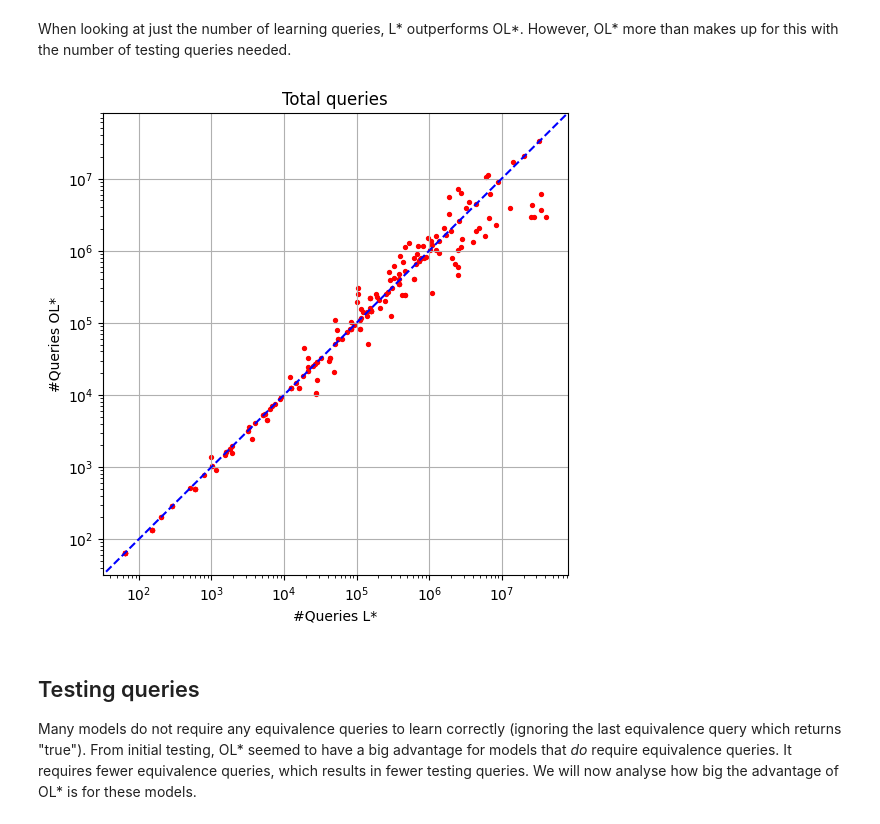
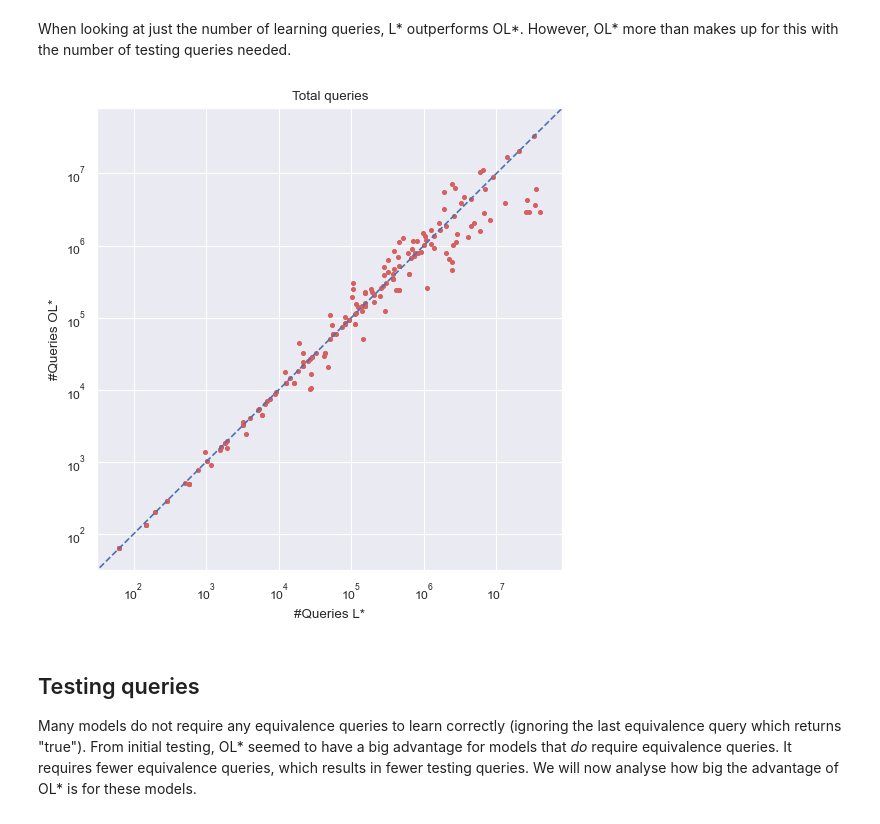
Before and after one commit to SCRK16/OLStar, a Jupyter notebook: code/python/analysis.ipynb, the cells around one changed output. Saved outputs shown, nothing was run; the diff lists cells and outputs as text; code cells hidden in the pictures.

```diff
--- a/code/python/analysis.ipynb
+++ b/code/python/analysis.ipynb
@@ -10,6 +10,8 @@ import numpy as np
 import pandas as pd
 import seaborn as sns
 
+sns.set_theme("paper")
+
 data_olstar = pd.read_csv("D:\\Data\\results_labbaf_olstar.csv")
 data_lstar = pd.read_csv("D:\\Data\\results_labbaf_lstar.csv")
 
@@ -67,29 +69,29 @@ When looking at just the number of learning queries, L\* outperforms OL\*. Howev
 # %%
 def plot_queries(df_lstar, df_olstar):
     queries_lstar = total_queries(df_lstar)
     queries_olstar = total_queries(df_olstar)
 
     plt.figure(figsize=(6,6))
 
-    plt.scatter(queries_lstar, queries_olstar, color="red", s=8)
+    plt.scatter(queries_lstar, queries_olstar, color=sns.color_palette("muted")[3], s=8)
     max_queries = max(queries_lstar.max(), queries_olstar.max())
     xy = np.linspace(0, max_queries*2, 100)
     plt.plot(xy, xy, 'b--')
     plt.xscale("log")
     plt.yscale("log")
     min_lim = min(plt.xlim()[0], plt.ylim()[0])
     plt.xlim(min_lim, max_queries*2)
     plt.ylim(min_lim, max_queries*2)
 
     plt.xlabel("#Queries L*")
     plt.ylabel("#Queries OL*")
     plt.title("Total queries")
     plt.grid(True)
     plt.show()
 
 plot_queries(data_lstar, data_olstar)
 # %% [output]
-[figure, old version]
+[figure, new version]
 # %% [markdown]
 ## Testing queries
 
```
Also changed, not shown: parts of 5 cells of this notebook.
